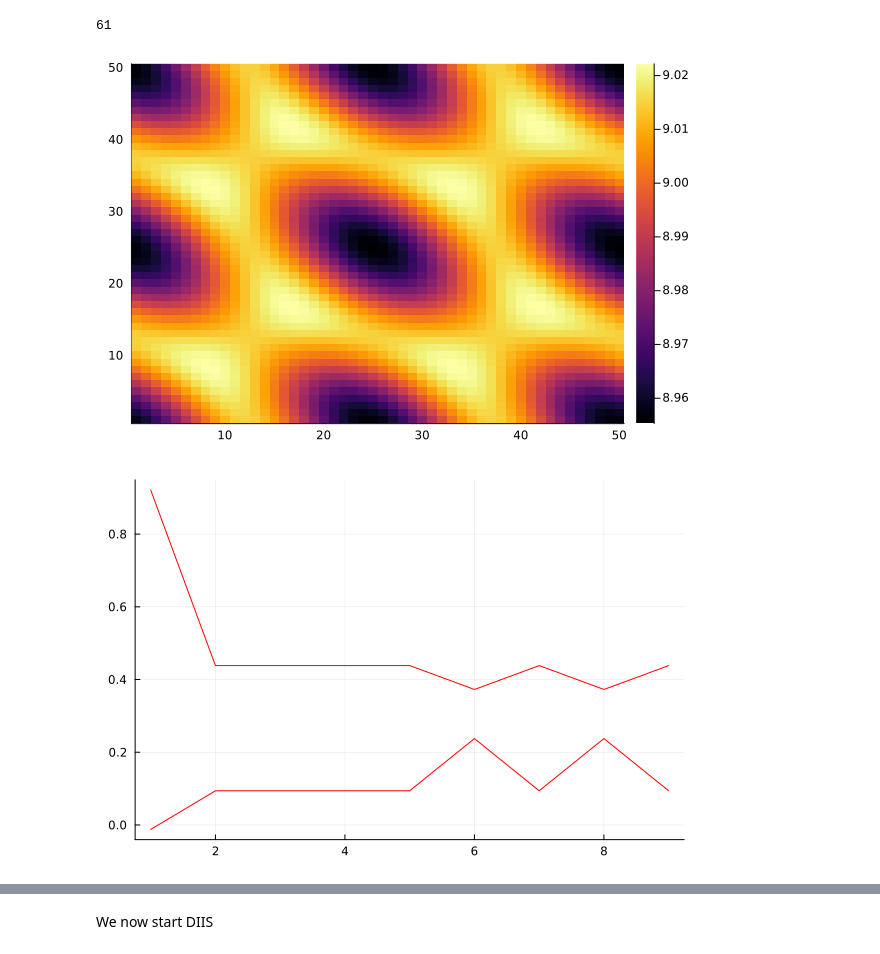
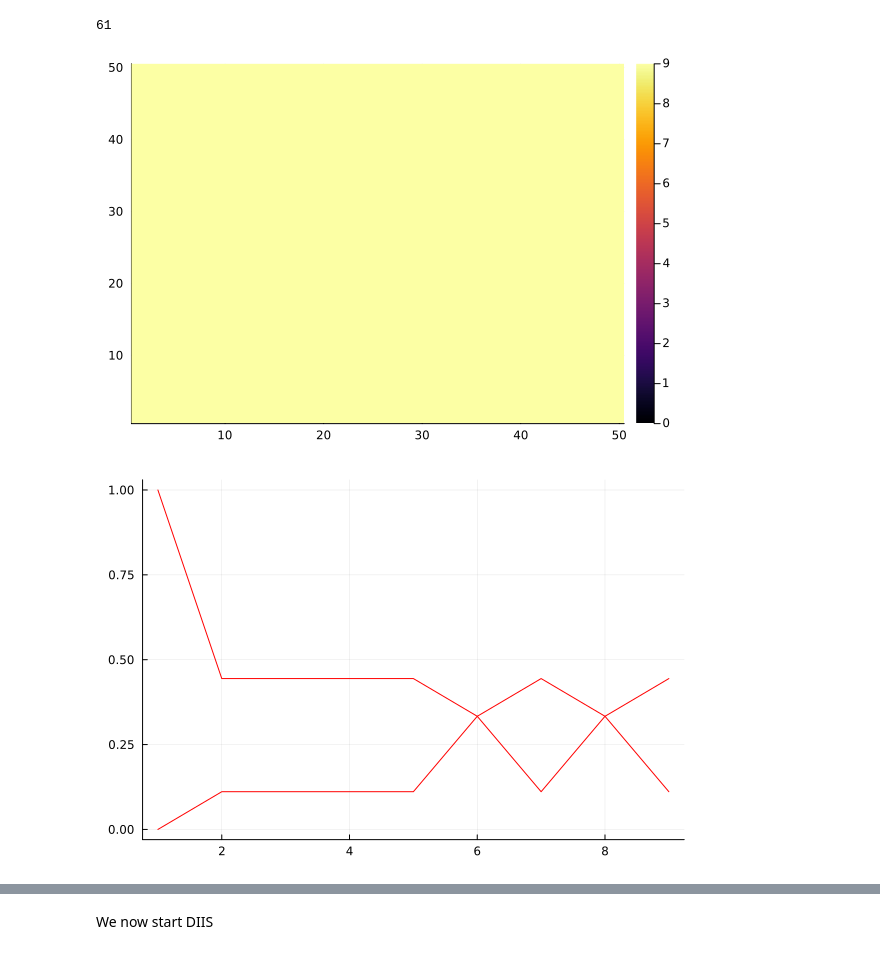
Before and after one commit to ttx002000/HF_Moire, a Jupyter notebook: primecode.ipynb, the cells around one changed output, grey strips where cells are left out. Cells and saved outputs as stored; diff of their text form; code cells hidden in the pictures.

```diff
--- a/primecode.ipynb
+++ b/primecode.ipynb
@@ -12,13 +12,13 @@ using Random
 
 include("operators.jl")
 
-flux=3*π
+flux=1.0*π
 scale=1.0
 am=4*π/(√3*scale);
 β=4*flux/(√3*scale^2)
 
 mass=0.5;
-V0=10.0
+V0=0.0
 ϕ=0.0;
 
 
@@ -33,7 +33,7 @@ a2m=am*[1,0]
 Nq=3;
 T1=b1/(Nq)
 T2=b2/(Nq)
-constq=0.1/Nq^2
+constq=1.0/Nq^2
 
 mpoint=1/2*b1;
 γ=[0,0];
@@ -143,37 +143,37 @@ Hartree_Density=zeros(ComplexF64,dimension,dimension)
 for ja in 1:50, jb in 1:50
   single_xgrid[ja,jb]=(ja/25*a1m[1]+jb/25*a2m[1])
   single_ygrid[ja,jb]=(ja/25*a1m[2]+jb/25*a2m[2])
   rvec=ja/25*a1m+jb/25*a2m
   for jc in eachindex(wave), jd in eachindex(wave)
     gvec=[T1 T2]*(wave[jc]-wave[jd])
    single_zgrid[ja,jb]+=Hartree_Density[jc,jd]*exp(im*(gvec[1]*rvec[1]+gvec[2]*rvec[2]))
   end
 
 end
 myplot=heatmap(real.(single_zgrid))
 display(myplot)
 
 
 
 
 
-#=
+
 for ja in 1:Nq^2
   A=randn(ComplexF64,dimension,dimension)
-  input_DensityMatrix[ja]=0.9*input_DensityMatrix[ja]+(A+A')*0.001
+  input_DensityMatrix[ja]=*input_DensityMatrix[ja]+(A+A')*0.001
 end
-=#
+
 
 
 #random_DensityMatrix=[zeros(ComplexF64,dimension,dimension) for _ in 1:Nq^2]
 ##   filled=rand(1:dimension)
   # random_DensityMatrix[ja][jb,jc]+=single_eigenvector[ja][:,filled]*(single_eigenvector[ja][:,filled])'
 
 #end
 
 #input_DensityMatrix=0.9*input_DensityMatrix+0.1*random_DensityMatrix
 # %% [output]
-[figure, old version]
+[figure, new version]
 # %%
 NOHF_pathvalue=zeros(Float64,dimension,Nq^2)
 for ja in 1:Nq^2
@@ -185,7 +185,7 @@ plot!(1:Nq^2,Float64.(NOHF_pathvalue[1:2,:]'),legend=false,color="red")
 
 display(myplot)
 # %% [output]
-[figure, old version]
+[figure, new version]
 # %%
 #using JLD2
 #jldsave("DensityMatrix_strongpotential.jld2",densitymatrix=input_DensityMatrix)
```
Also changed, not shown: parts of 9 cells of this notebook, 8 other files.
